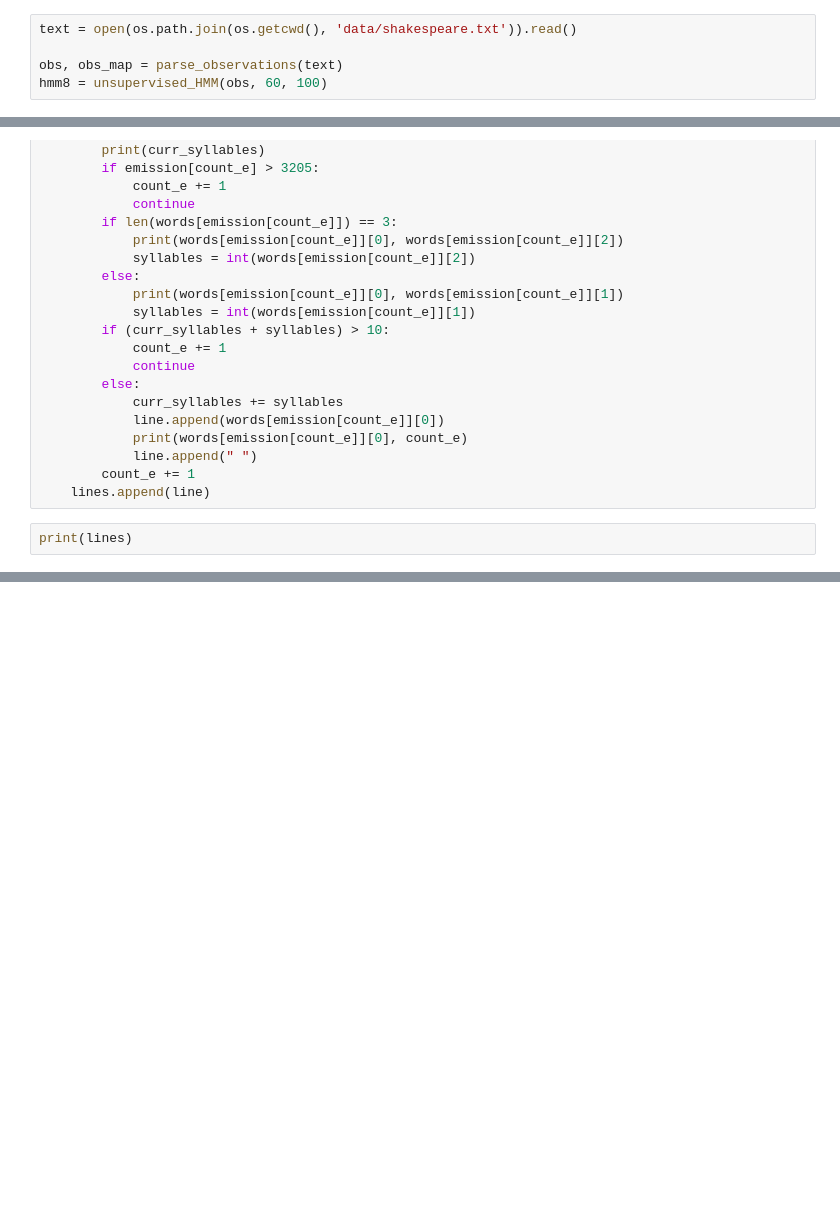
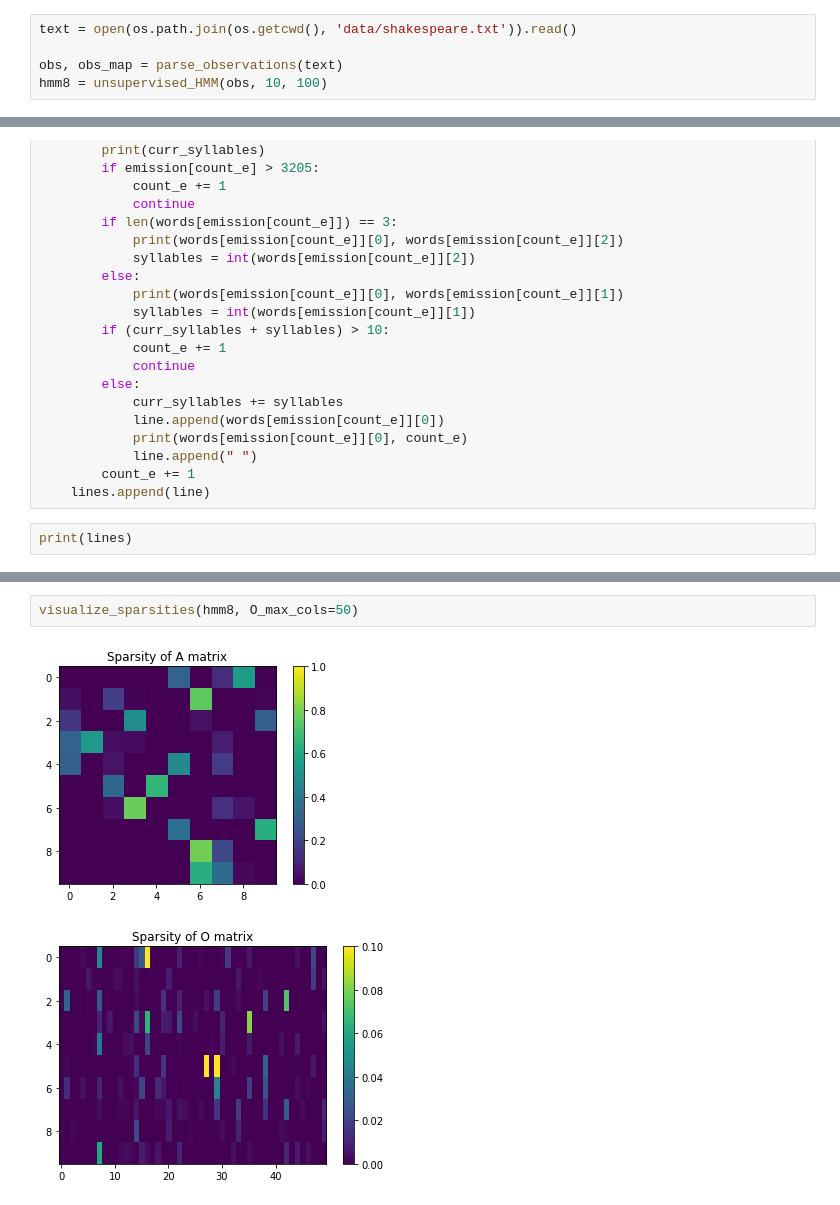
Before and after one commit to tshankar/shakespearebot-miniproject3, a Jupyter notebook: naivepoem.ipynb, the cells around one changed output, grey strips where cells are left out. Drawn from its saved outputs; the diff is of its cells as text; blank space fills up the shorter version.

```diff
--- a/naivepoem.ipynb
+++ b/naivepoem.ipynb
@@ -16,4 +16,4 @@ from HMM_helper import (
 text = open(os.path.join(os.getcwd(), 'data/shakespeare.txt')).read()
 
 obs, obs_map = parse_observations(text)
-hmm8 = unsupervised_HMM(obs, 60, 100)
+hmm8 = unsupervised_HMM(obs, 10, 100)
@@ -65,0 +82,5 @@ print(lines)
+# %%
+visualize_sparsities(hmm8, O_max_cols=50)
+# %% [output]
+[figure, added]
+[figure, added]
```
Also changed, not shown: parts of 4 cells of this notebook.
